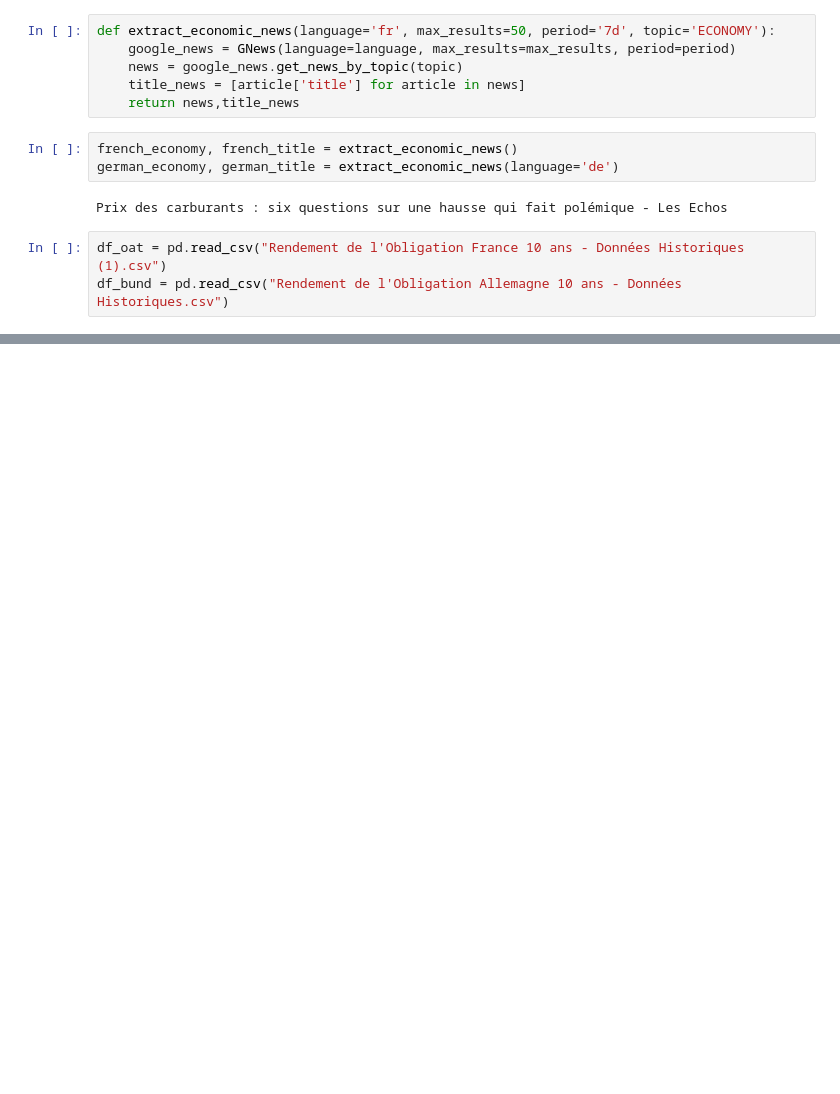
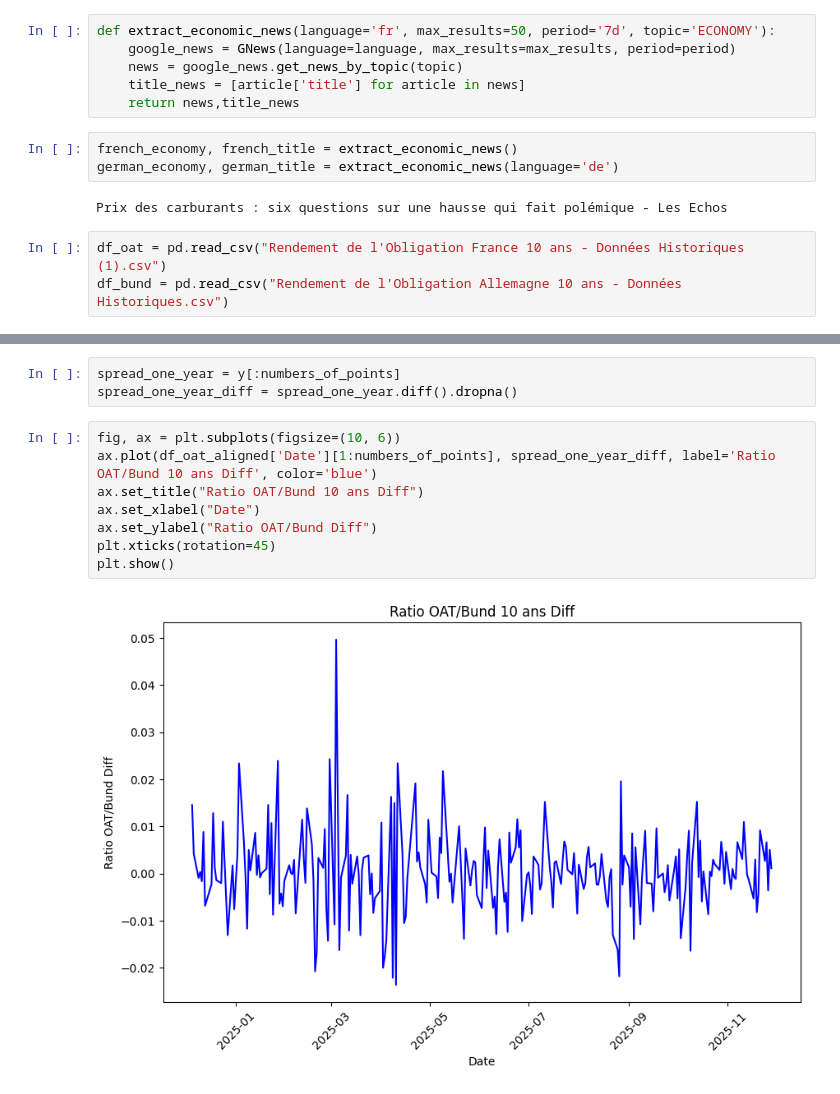
Before and after one commit to elyanrgn/Nowcasting_ENSAE, a Jupyter notebook: main_elyan.ipynb, the cells around one changed output, grey strips where cells are left out. Drawn from its saved outputs; the diff is of its cells as text; blank space fills up the shorter version.

```diff
--- a/main_elyan.ipynb
+++ b/main_elyan.ipynb
@@ -20,0 +70,13 @@ df_bund = pd.read_csv("Rendement de l'Obligation Allemagne 10 ans - Données His
+# %%
+spread_one_year = y[:numbers_of_points]
+spread_one_year_diff = spread_one_year.diff().dropna()
+# %%
+fig, ax = plt.subplots(figsize=(10, 6))
+ax.plot(df_oat_aligned['Date'][1:numbers_of_points], spread_one_year_diff, label='Ratio OAT/Bund 10 ans Diff', color='blue')
+ax.set_title("Ratio OAT/Bund 10 ans Diff")
+ax.set_xlabel("Date")
+ax.set_ylabel("Ratio OAT/Bund Diff")
+plt.xticks(rotation=45)
+plt.show()
+# %% [output]
+[figure, added]
```
Also changed, not shown: parts of 9 cells of this notebook.
